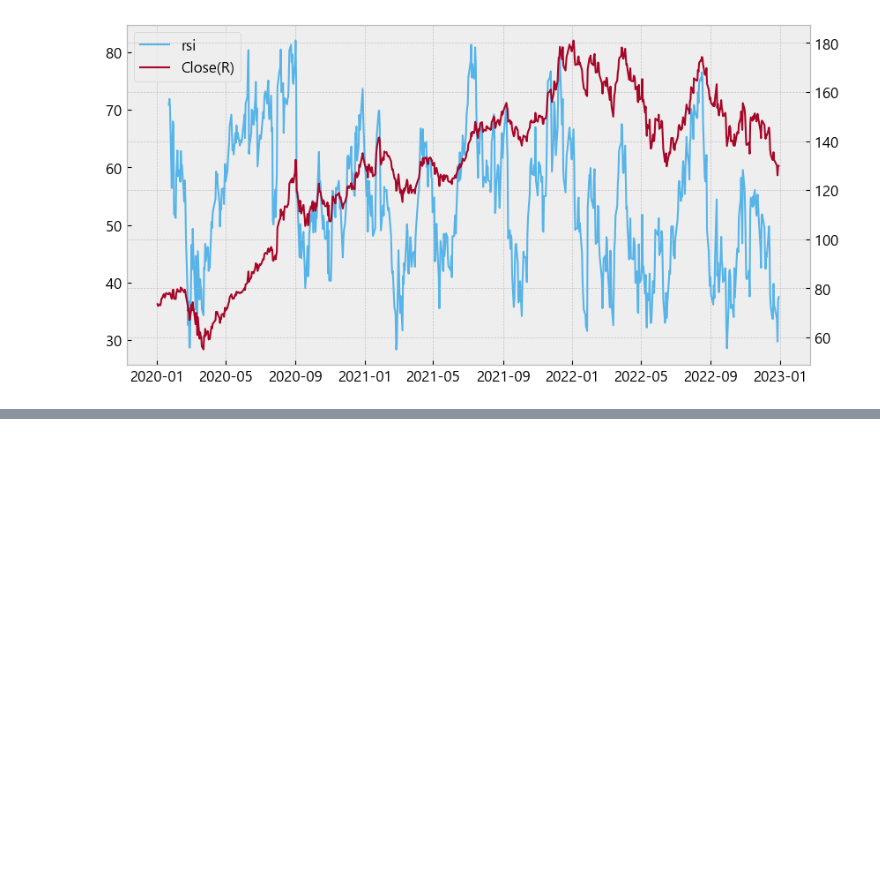
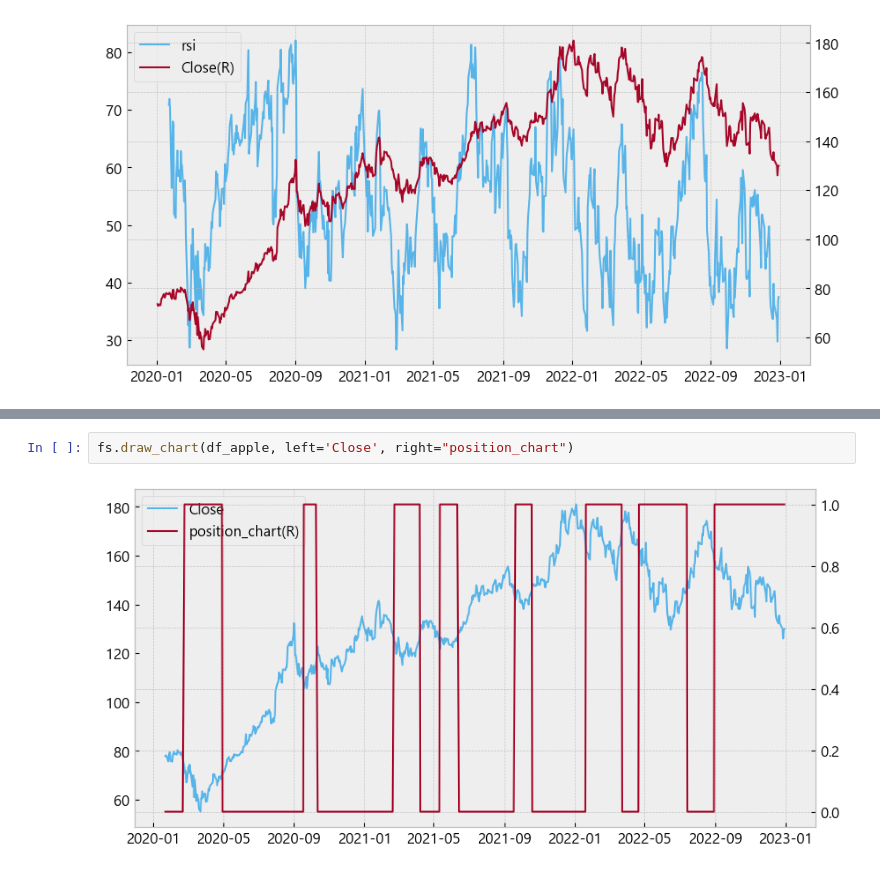
Before and after one commit to always-begin/quant, a Jupyter notebook: 00_basic.ipynb, the cells around one changed output, grey strips where cells are left out. Saved outputs shown, nothing was run; the diff lists cells and outputs as text; blank space fills up the shorter version.

```diff
--- a/00_basic.ipynb
+++ b/00_basic.ipynb
@@ -138,0 +185,4 @@ def indicator_to_signal(df, factor, buy, sell) :
+# %%
+fs.draw_chart(df_apple, left='Close', right="position_chart")
+# %% [output]
+[figure, added]
```
Also changed, not shown: parts of 13 cells of this notebook.
